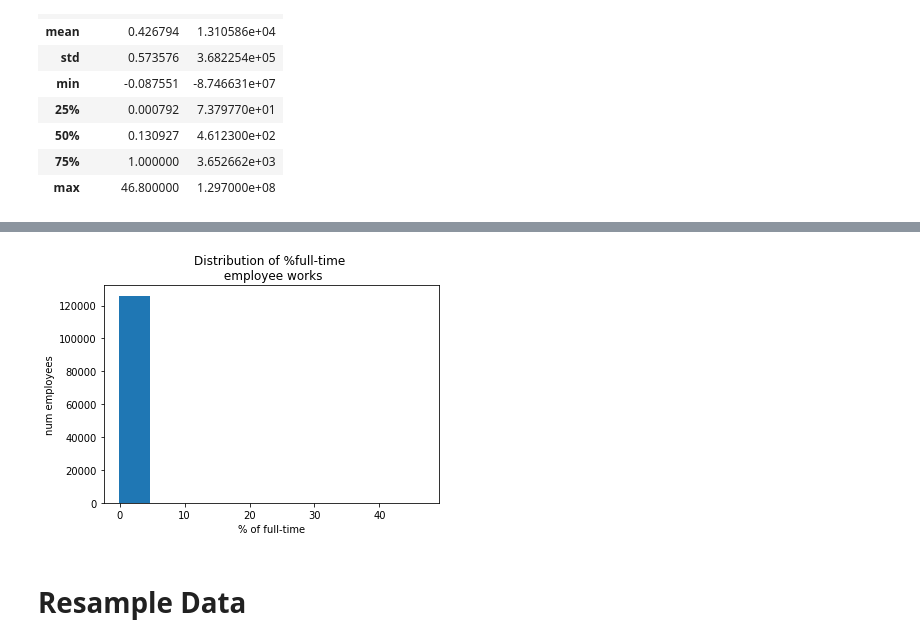
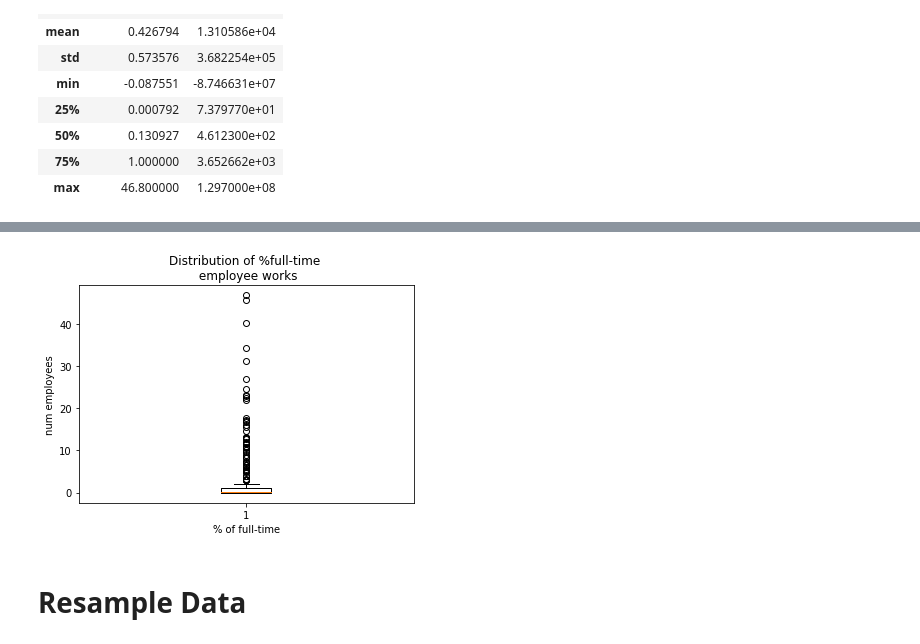
Before and after one commit to thap/python_basics_to_advanced, a Jupyter notebook: school_budgets/notebooks/school_budgets.ipynb, the cells around one changed output, grey strips where cells are left out. Drawn from its saved outputs; the diff is of its cells as text; code cells hidden in the pictures.

```diff
--- a/school_budgets/notebooks/school_budgets.ipynb
+++ b/school_budgets/notebooks/school_budgets.ipynb
@@ -68,11 +127,11 @@ df.describe()
 # %%
-plt.hist(df.FTE.dropna())
+plt.boxplot(df.FTE.dropna())
 plt.title('Distribution of %full-time \n employee works')
 plt.xlabel('% of full-time')
 plt.ylabel('num employees')
 plt.show()
 # %% [output]
-[figure, old version]
+[figure, new version]
 # %% [markdown]
 # Resample Data
 # %%
```
Also changed, not shown: parts of 14 cells of this notebook, 1 other file.
